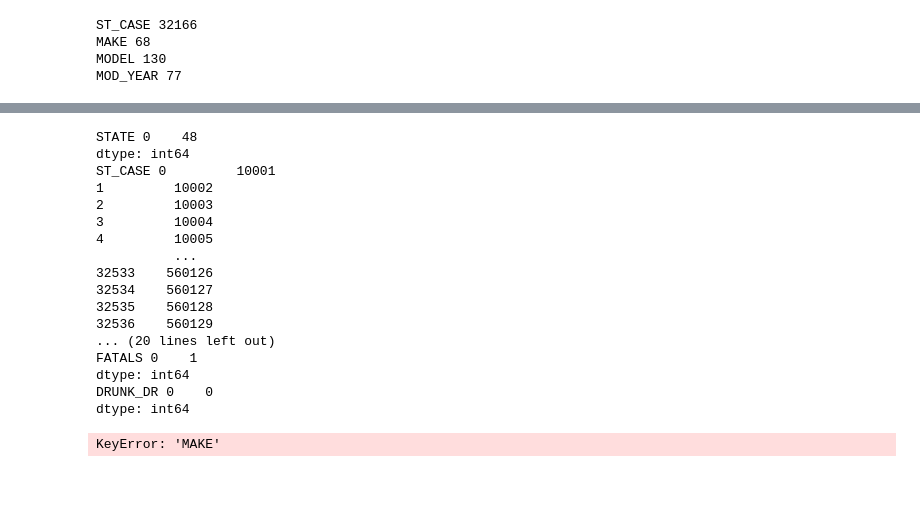
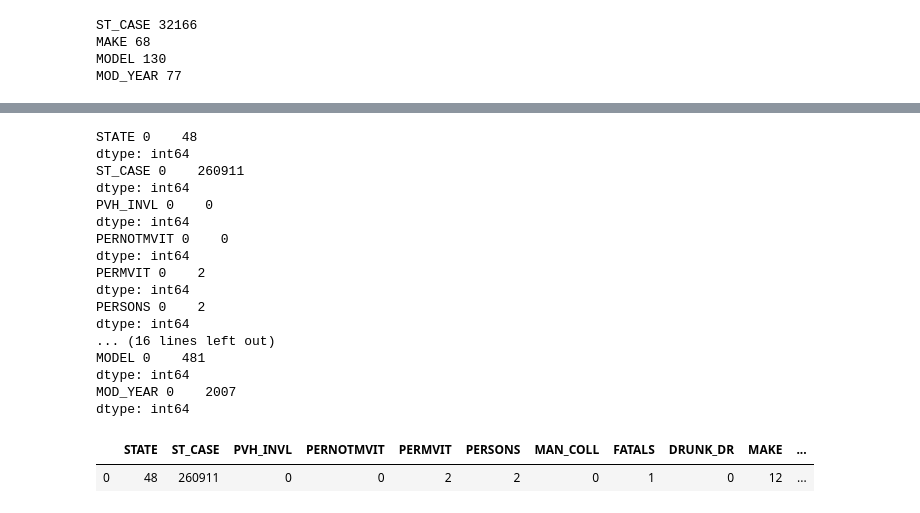
Before and after one commit to Marcoror150/MSCS-Project, a Jupyter notebook: DataDiscovery_1.ipynb, the cells around one changed output, grey strips where cells are left out. Cells and saved outputs as stored; diff of their text form; code cells hidden in the pictures; blank space fills up the shorter version.

```diff
--- a/Data Example Part 1.ipynb
+++ b/DataDiscovery_1.ipynb
@@ -359,23 +347,31 @@ df_merge.describe()
 # %%
-#Get Mean
+#Get Mode
 for col in df_merge:
-    print(col, df_accidents_copy[col].mode())
+    print(col, df_merge[col].mode())
 # %% [output]
 STATE 0    48
 dtype: int64
-ST_CASE 0         10001
-1         10002
-2         10003
-3         10004
-4         10005
-          ...
-32533    560126
-32534    560127
-32535    560128
-32536    560129
-... (20 lines left out)
-FATALS 0    1
+ST_CASE 0    260911
 dtype: int64
-DRUNK_DR 0    0
+PVH_INVL 0    0
 dtype: int64
+PERNOTMVIT 0    0
+dtype: int64
+PERMVIT 0    2
+dtype: int64
+PERSONS 0    2
+dtype: int64
+... (16 lines left out)
+MODEL 0    481
+dtype: int64
+MOD_YEAR 0    2007
+dtype: int64
-KeyError: 'MAKE'
+# %%
+df_merge.mode()
+#State 48 is Texas
+#Make #12 is Ford
+#Model 481 is "F-Series Pickup"
+# https://crashstats.nhtsa.dot.gov/Api/Public/ViewPublication/812559#page=183&zoom=100,0,96
+# %% [output]
+|  | STATE | ST_CASE | PVH_INVL | PERNOTMVIT | PERMVIT | PERSONS | MAN_COLL | FATALS | DRUNK_DR | MAKE | ... |
+| 0 | 48 | 260911 | 0 | 0 | 2 | 2 | 0 | 1 | 0 | 12 | ... |
```
Also changed, not shown: parts of 9 cells of this notebook.
